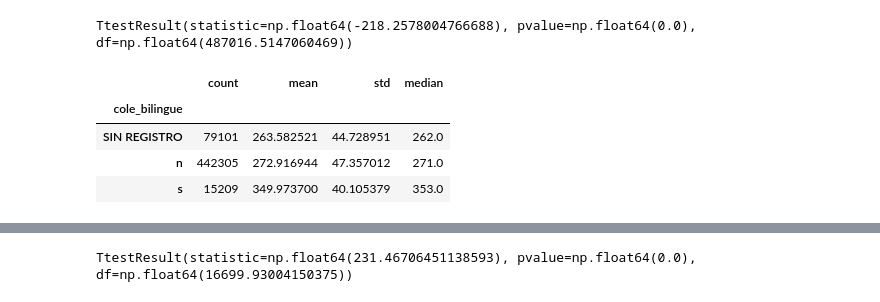
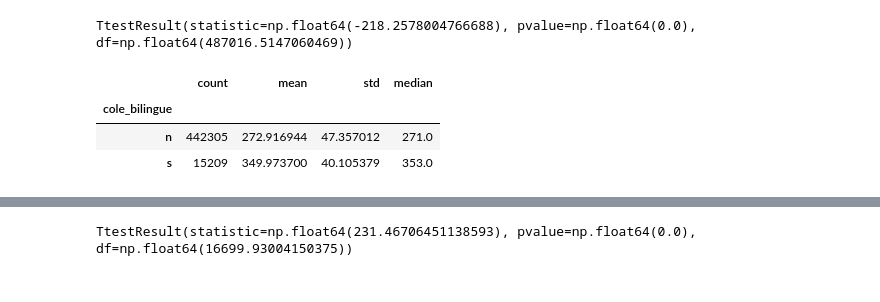
Before and after one commit to jhernandezj09/Proyecto-1, a Jupyter notebook: notebooks/AnalisisDatopPregunta2.ipynb, the cells around one changed output, grey strips where cells are left out. Saved outputs shown, nothing was run; the diff lists cells and outputs as text; code cells hidden in the pictures.

```diff
--- a/notebooks/AnalisisDatopPregunta2.ipynb
+++ b/notebooks/AnalisisDatopPregunta2.ipynb
@@ -52,11 +52,11 @@ stats.ttest_ind(oficial, no_oficial, equal_var=False)
 # %% [output]
 TtestResult(statistic=np.float64(-218.2578004766688), pvalue=np.float64(0.0), df=np.float64(487016.5147060469))
 # %%
-df.groupby("cole_bilingue")["punt_global"].agg(["count","mean","std","median"])
+df_bilingue = df[df["cole_bilingue"] != "SIN REGISTRO"]
+df_bilingue.groupby("cole_bilingue")["punt_global"].agg(["count","mean","std","median"])
 # %% [output]
 |  | count | mean | std | median |
 | cole_bilingue |  |  |  |  |
-| SIN REGISTRO | 79101 | 263.582521 | 44.728951 | 262.0 |
 | n | 442305 | 272.916944 | 47.357012 | 271.0 |
 | s | 15209 | 349.973700 | 40.105379 | 353.0 |
 # %%
```
Also changed, not shown: parts of 4 cells of this notebook.
